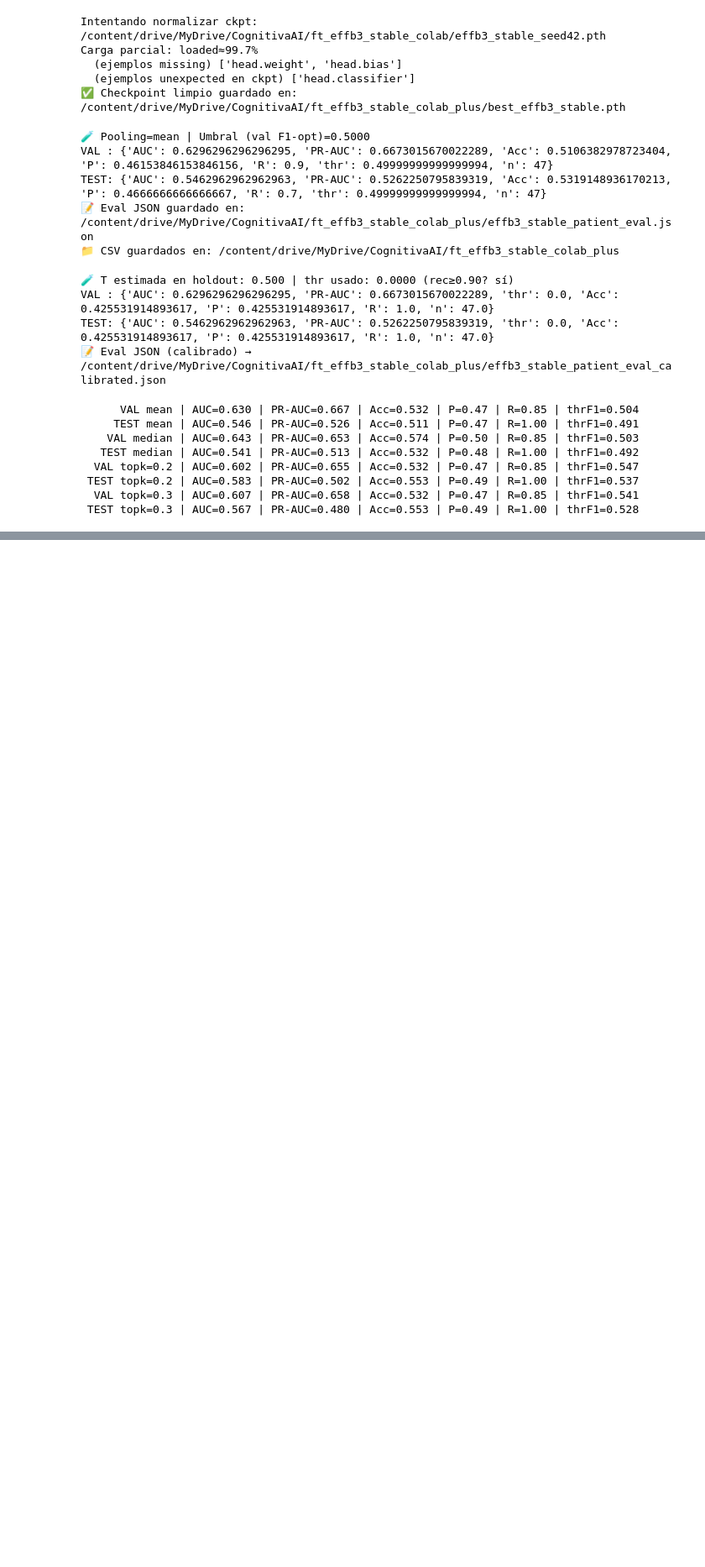
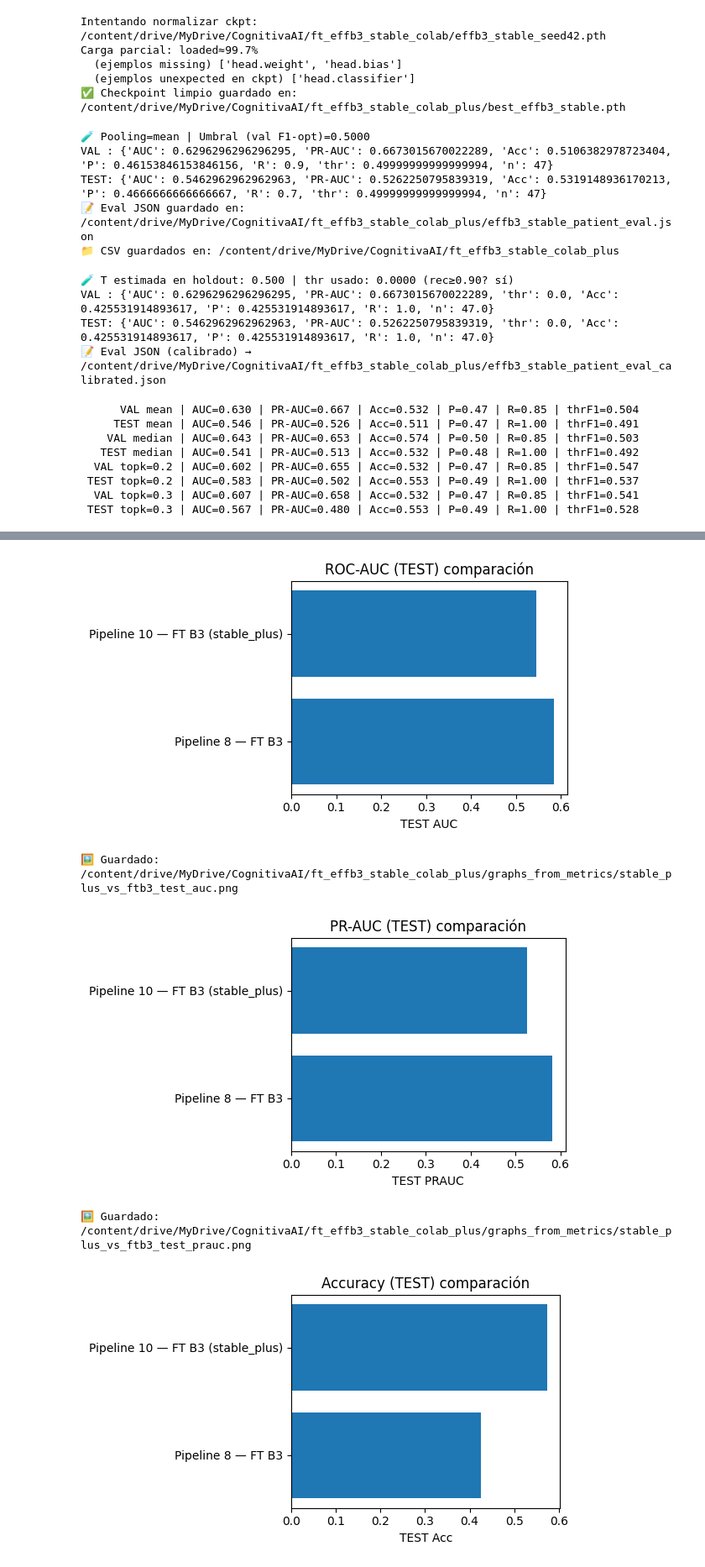
Before and after one commit to fran-eliot/cognitiva-ai, a Jupyter notebook: cognitiva_ai_finetuning_stable_plus.ipynb, the cells around one changed output, grey strips where cells are left out. Shown at 84% size. Cells and saved outputs as stored; diff of their text form; code cells hidden in the pictures; blank space fills up the shorter version.

```diff
--- a/cognitiva_ai_finetuning_stable_plus.ipynb
+++ b/cognitiva_ai_finetuning_stable_plus.ipynb
@@ -1216,0 +1576,61 @@ for pooling in ["mean","median","topk=0.2","topk=0.3"]:
+# %%
+# Celda E: Comparativa pipeline 10 vs pipeline 8
+import json
+from pathlib import Path
+import pandas as pd
+import numpy as np
+import matplotlib.pyplot as plt
+
+P8_JSON = Path("/content/drive/MyDrive/CognitivaAI/ft_effb3_colab/ft_effb3_patient_eval.json")
+P10_JSON= Path("/content/drive/MyDrive/CognitivaAI/ft_effb3_stable_colab_plus/effb3_stable_patient_eval_calibrated.json")
+assert P10_JSON.exists(), f"Falta JSON pipeline 10: {P10_JSON}"
+
+def load_eval(js_path, name):
+    if not js_path.exists():
+        return None
+    with open(js_path, "r", encoding="utf-8") as f:
+        d = json.load(f)
+    # Estructuras esperadas
+    vm = d.get("val_metrics") or d.get("VAL") or {}
+    tm = d.get("test_metrics") or d.get("TEST") or {}
+    return {
+        "pipeline": name,
+        "VAL_AUC": vm.get("AUC"),
+        "VAL_PRAUC": vm.get("PR-AUC") or vm.get("PR_AUC"),
+        "VAL_Acc": vm.get("Acc"),
+        "VAL_P": vm.get("P"),
+        "VAL_R": vm.get("R"),
+        "TEST_AUC": tm.get("AUC"),
+        "TEST_PRAUC": tm.get("PR-AUC") or tm.get("PR_AUC"),
+        "TEST_Acc": tm.get("Acc"),
+        "TEST_P": tm.get("P"),
+        "TEST_R": tm.get("R"),
+    }
+
+rows = []
+p8 = load_eval(P8_JSON, "Pipeline 8 — FT B3")
+if p8: rows.append(p8)
+p10= load_eval(P10_JSON, "Pipeline 10 — FT B3 (stable_plus)")
+rows.append(p10)
+
+comp = pd.DataFrame(rows)
+display(comp)
+
+# Barras rápidas de TEST
+def barplot(metric_key, title, fname):
+    df = comp[["pipeline", metric_key]].dropna()
+    if len(df)==0: return
+    plt.figure(figsize=(6,3.5))
+    plt.barh(df["pipeline"], df[metric_key].astype(float))
+    plt.xlabel(metric_key.replace("_"," "))
+    plt.title(title)
+    plt.tight_layout()
+    out = (P10_JSON.parent/"graphs_from_metrics"/fname)
+    plt.savefig(out, dpi=160)
+    plt.show()
+    print("🖼️ Guardado:", out)
+
+barplot("TEST_AUC",   "ROC-AUC (TEST) comparación", "stable_plus_vs_ftb3_test_auc.png")
+barplot("TEST_PRAUC", "PR-AUC (TEST) comparación",  "stable_plus_vs_ftb3_test_prauc.png")
+barplot("TEST_Acc",   "Accuracy (TEST) comparación","stable_plus_vs_ftb3_test_acc.png")
+# %% [output]
@@ -1216,0 +1640,5 @@ for pooling in ["mean","median","topk=0.2","topk=0.3"]:
+[figure, added]
+🖼️ Guardado: /content/drive/MyDrive/CognitivaAI/ft_effb3_stable_colab_plus/graphs_from_metrics/stable_plus_vs_ftb3_test_auc.png
+[figure, added]
+🖼️ Guardado: /content/drive/MyDrive/CognitivaAI/ft_effb3_stable_colab_plus/graphs_from_metrics/stable_plus_vs_ftb3_test_prauc.png
+[figure, added]
```
Also changed, not shown: parts of 8 cells of this notebook, 7 other files.
